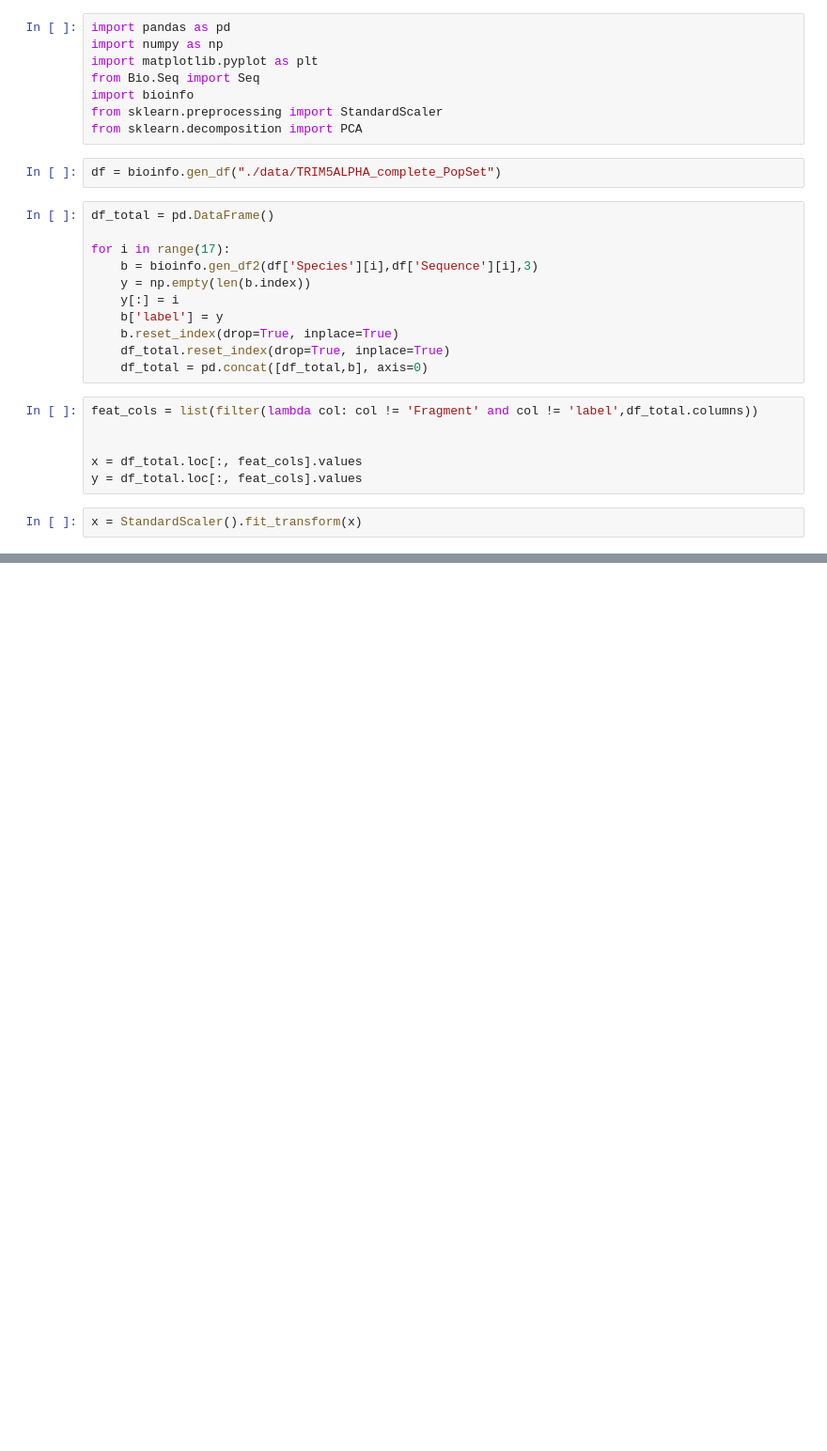
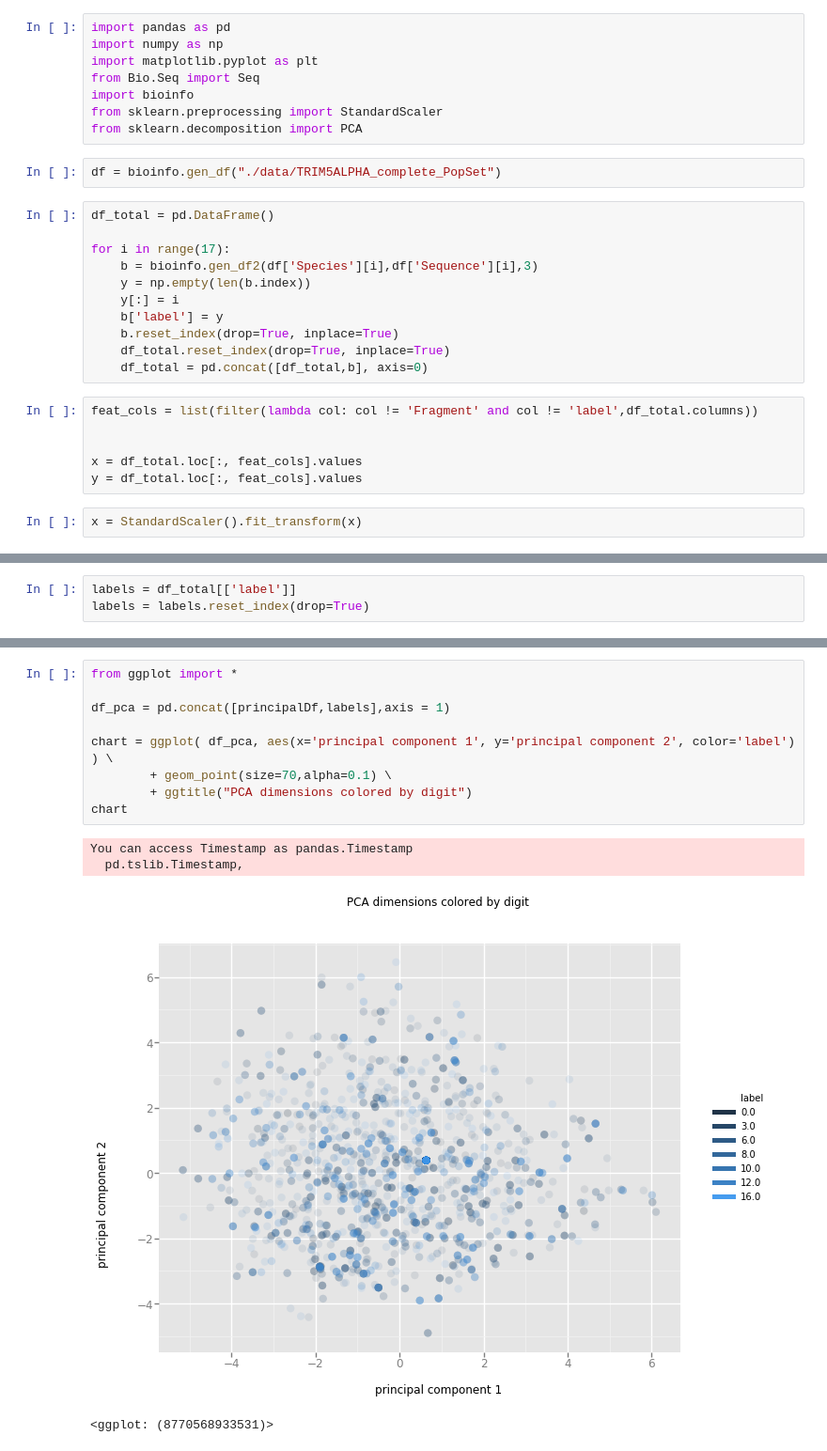
Before and after one commit to viniciusd-avila/phylogenetic-analysis, a Jupyter notebook: PCA tests.ipynb, the cells around one changed output, grey strips where cells are left out. Shown: that part at 94% size. Drawn from its saved outputs; the diff is of its cells as text; blank space fills up the shorter version.

Commit message:
pca w/ color

```diff
--- a/PCA tests.ipynb
+++ b/PCA tests.ipynb
@@ -80,0 +37,3 @@ ax.grid()
+# %%
+labels = df_total[['label']]
+labels = labels.reset_index(drop=True)
@@ -80,0 +50,14 @@ ax.grid()
+# %%
+from ggplot import *
+
+df_pca = pd.concat([principalDf,labels],axis = 1)
+
+chart = ggplot( df_pca, aes(x='principal component 1', y='principal component 2', color='label') ) \
+        + geom_point(size=70,alpha=0.1) \
+        + ggtitle("PCA dimensions colored by digit")
+chart
+# %% [output]
+You can access Timestamp as pandas.Timestamp
+  pd.tslib.Timestamp,
+[figure, added]
+<ggplot: (8770568933531)>
```
Also changed, not shown: parts of 6 cells of this notebook.
